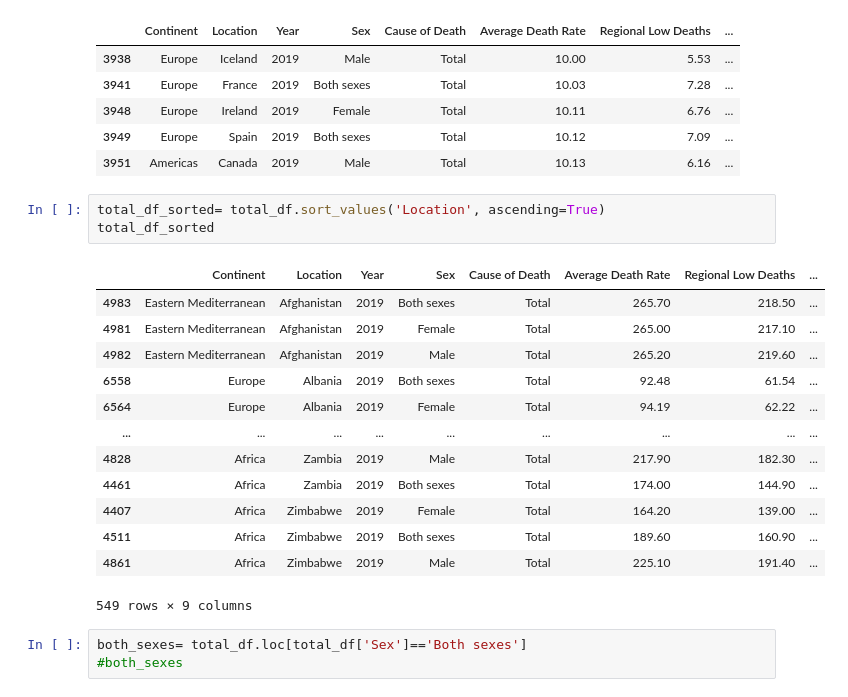
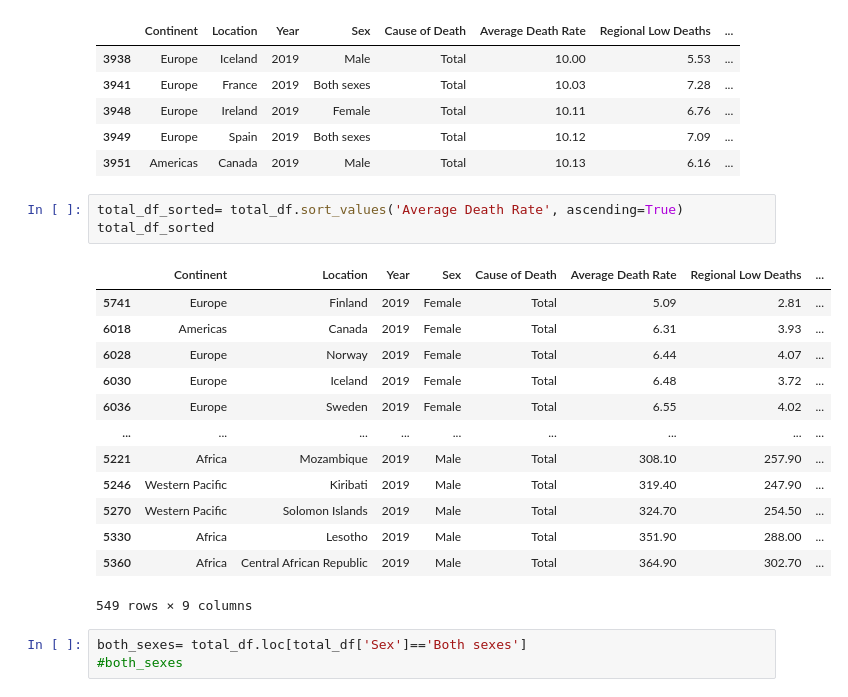
Before and after one commit to camillejensen/project_1, a Jupyter notebook: Lowest_countries.ipynb, the cells around one changed output. Drawn from its saved outputs; the diff is of its cells as text.

```diff
--- a/Lowest_countries.ipynb
+++ b/Lowest_countries.ipynb
@@ -84,21 +84,21 @@ total_df.head()
 | 3949 | Europe | Spain | 2019 | Both sexes | Total | 10.12 | 7.09 | ... |
 | 3951 | Americas | Canada | 2019 | Male | Total | 10.13 | 6.16 | ... |
 # %%
-total_df_sorted= total_df.sort_values('Location', ascending=True)
+total_df_sorted= total_df.sort_values('Average Death Rate', ascending=True)
 total_df_sorted
 # %% [output]
 |  | Continent | Location | Year | Sex | Cause of Death | Average Death Rate | Regional Low Deaths | ... |
-| 4983 | Eastern Mediterranean | Afghanistan | 2019 | Both sexes | Total | 265.70 | 218.50 | ... |
-| 4981 | Eastern Mediterranean | Afghanistan | 2019 | Female | Total | 265.00 | 217.10 | ... |
-| 4982 | Eastern Mediterranean | Afghanistan | 2019 | Male | Total | 265.20 | 219.60 | ... |
-| 6558 | Europe | Albania | 2019 | Both sexes | Total | 92.48 | 61.54 | ... |
-| 6564 | Europe | Albania | 2019 | Female | Total | 94.19 | 62.22 | ... |
+| 5741 | Europe | Finland | 2019 | Female | Total | 5.09 | 2.81 | ... |
+| 6018 | Americas | Canada | 2019 | Female | Total | 6.31 | 3.93 | ... |
+| 6028 | Europe | Norway | 2019 | Female | Total | 6.44 | 4.07 | ... |
+| 6030 | Europe | Iceland | 2019 | Female | Total | 6.48 | 3.72 | ... |
+| 6036 | Europe | Sweden | 2019 | Female | Total | 6.55 | 4.02 | ... |
 | ... | ... | ... | ... | ... | ... | ... | ... | ... |
-| 4828 | Africa | Zambia | 2019 | Male | Total | 217.90 | 182.30 | ... |
-| 4461 | Africa | Zambia | 2019 | Both sexes | Total | 174.00 | 144.90 | ... |
-| 4407 | Africa | Zimbabwe | 2019 | Female | Total | 164.20 | 139.00 | ... |
-| 4511 | Africa | Zimbabwe | 2019 | Both sexes | Total | 189.60 | 160.90 | ... |
-| 4861 | Africa | Zimbabwe | 2019 | Male | Total | 225.10 | 191.40 | ... |
+| 5221 | Africa | Mozambique | 2019 | Male | Total | 308.10 | 257.90 | ... |
+| 5246 | Western Pacific | Kiribati | 2019 | Male | Total | 319.40 | 247.90 | ... |
+| 5270 | Western Pacific | Solomon Islands | 2019 | Male | Total | 324.70 | 254.50 | ... |
+| 5330 | Africa | Lesotho | 2019 | Male | Total | 351.90 | 288.00 | ... |
+| 5360 | Africa | Central African Republic | 2019 | Male | Total | 364.90 | 302.70 | ... |
 549 rows × 9 columns
 # %%
 both_sexes= total_df.loc[total_df['Sex']=='Both sexes']
```
Also changed, not shown: parts of 3 cells of this notebook.
